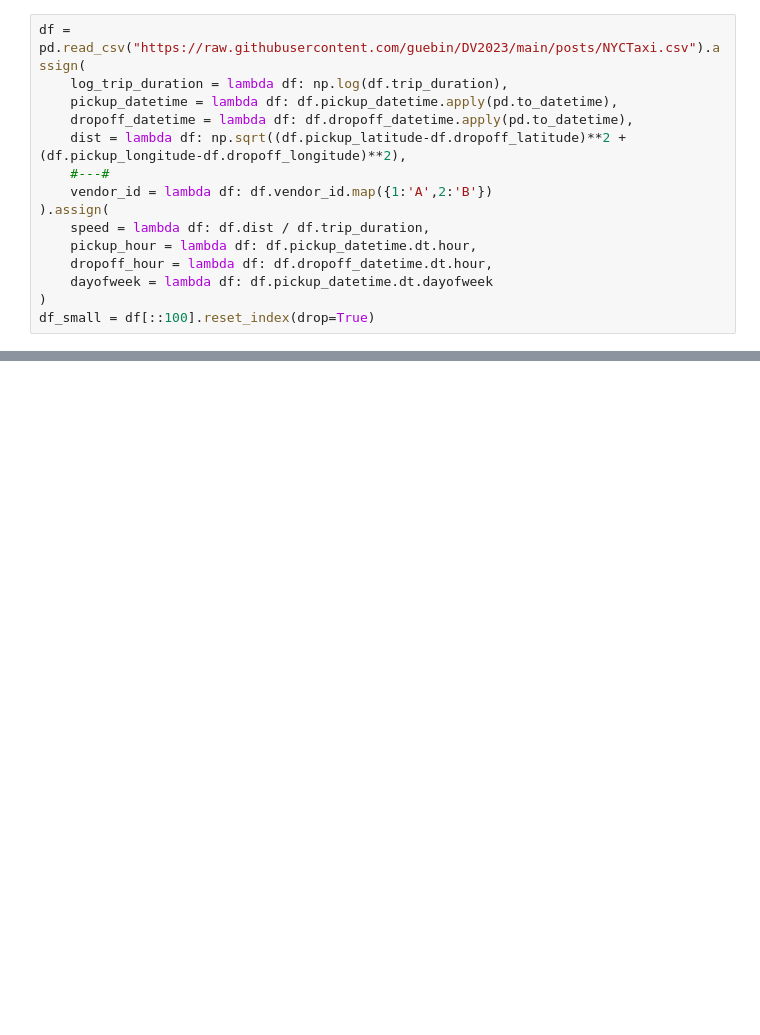
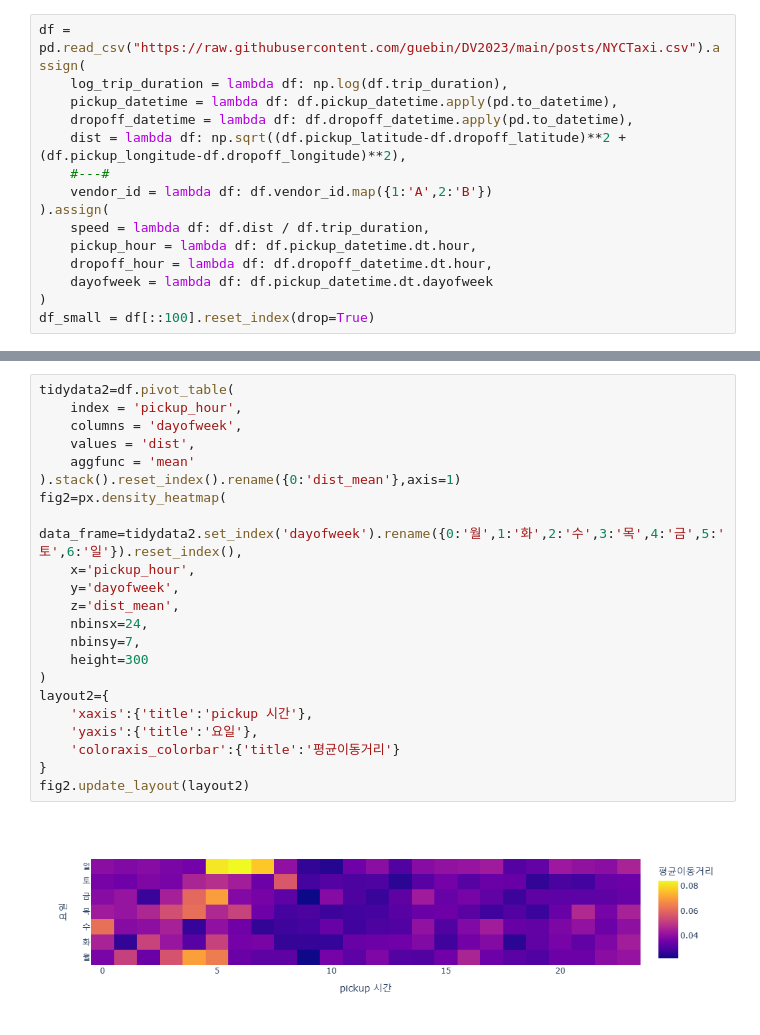
Before and after one commit to chae0930/dash, a Jupyter notebook: Untitled.ipynb, the cells around one changed output, grey strips where cells are left out. Saved outputs shown, nothing was run; the diff lists cells and outputs as text; blank space fills up the shorter version.

```diff
--- a/Untitled.ipynb
+++ b/Untitled.ipynb
@@ -48,3 +48,27 @@ layout={
 fig1.update_layout(layout)
 # %% [output]
 [figure]
+# %%
+tidydata2=df.pivot_table(
+    index = 'pickup_hour',
+    columns = 'dayofweek',
+    values = 'dist',
+    aggfunc = 'mean'
+).stack().reset_index().rename({0:'dist_mean'},axis=1)
+fig2=px.density_heatmap(
+    data_frame=tidydata2.set_index('dayofweek').rename({0:'월',1:'화',2:'수',3:'목',4:'금',5:'토',6:'일'}).reset_index(),
+    x='pickup_hour',
+    y='dayofweek',
+    z='dist_mean',
+    nbinsx=24,
+    nbinsy=7,
+    height=300
+)
+layout2={
+    'xaxis':{'title':'pickup 시간'},
+    'yaxis':{'title':'요일'},
+    'coloraxis_colorbar':{'title':'평균이동거리'}
+}
+fig2.update_layout(layout2)
+# %% [output]
+[figure, added]
```
Also changed, not shown: parts of 3 cells of this notebook, 1 other file.
